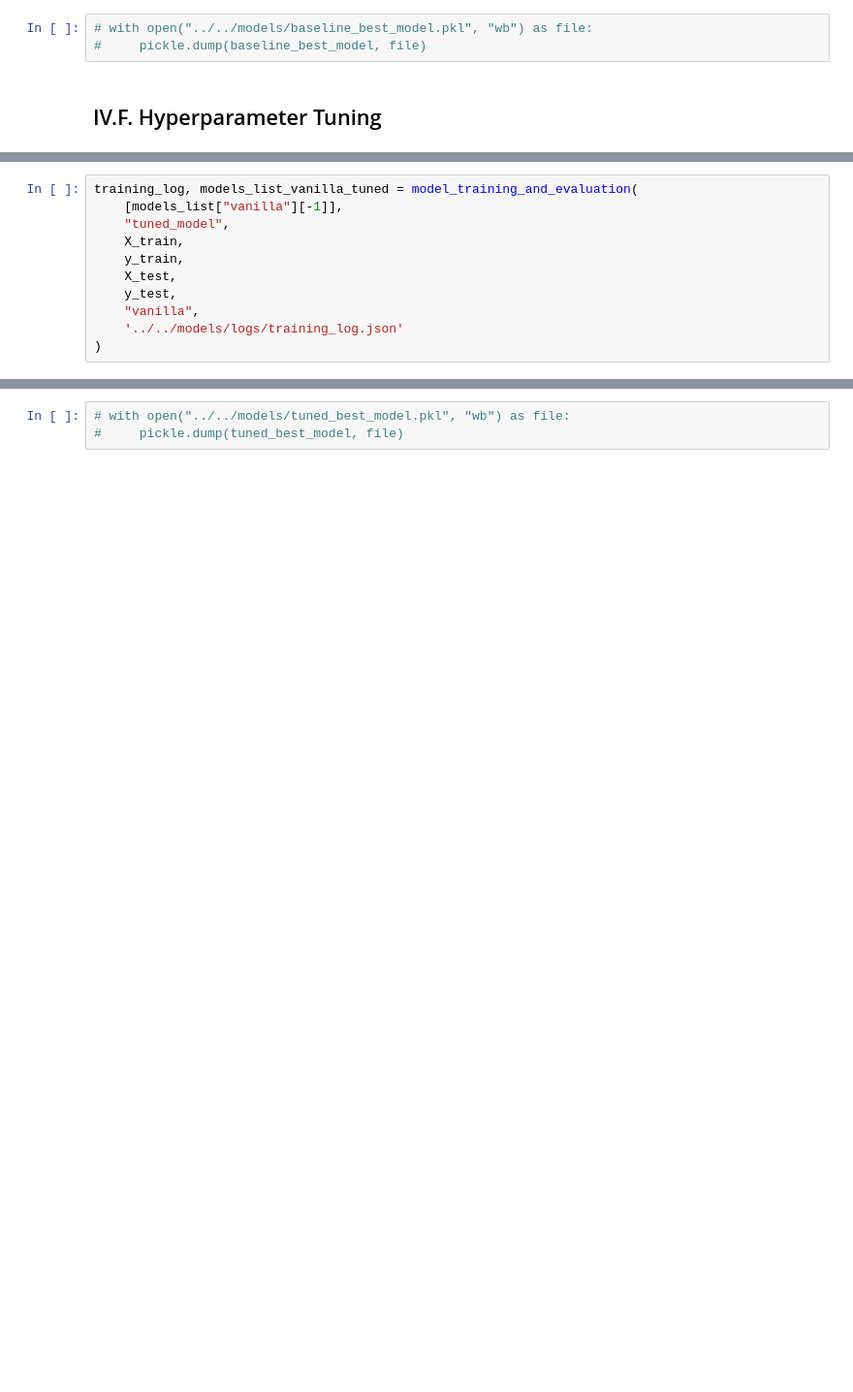
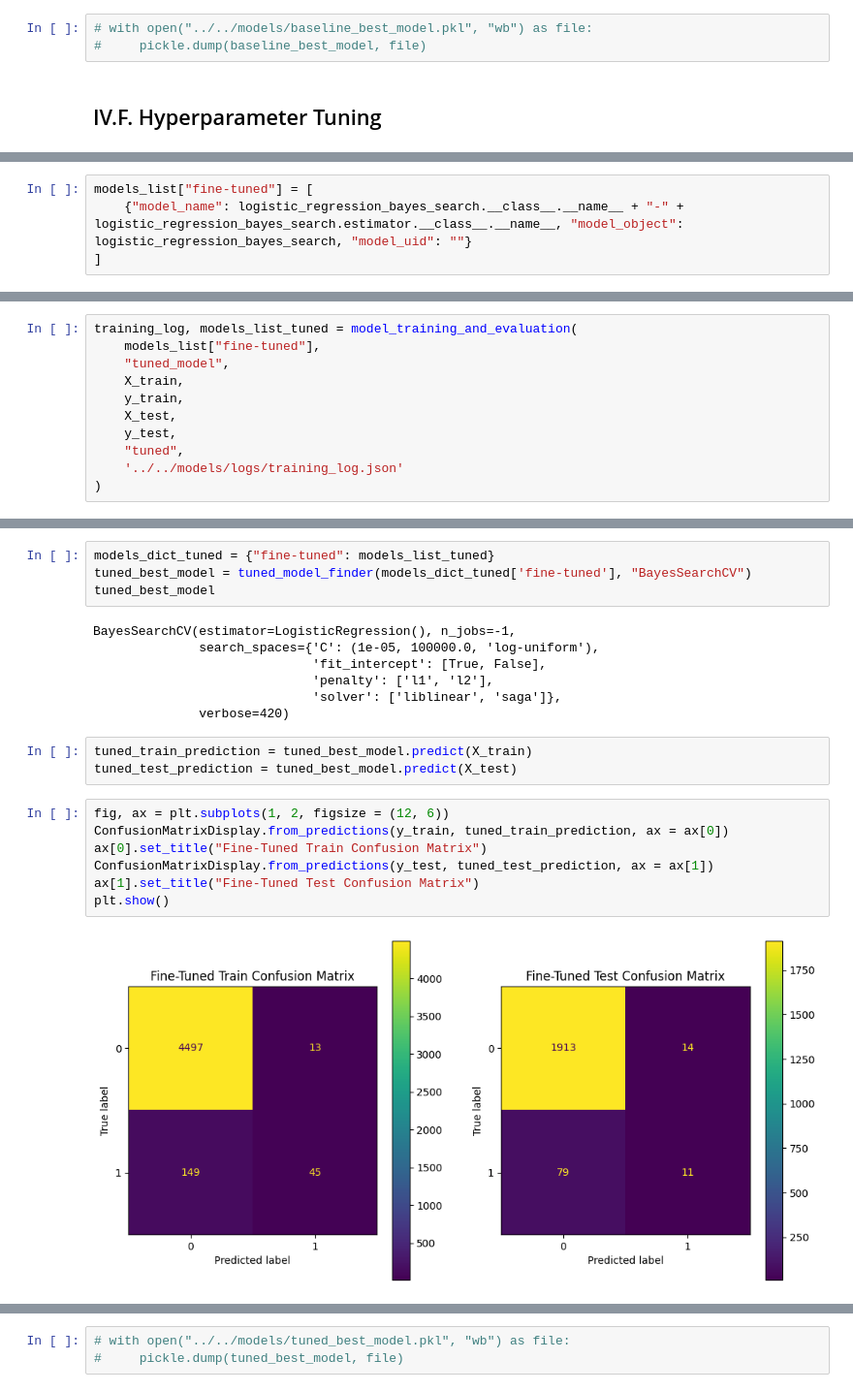
Before and after one commit to hardefarogonondo/IBRD-credit-scorecard-predictive-engine, a Jupyter notebook: notebooks/4_model_training_and_evaluation/model_training_and_evaluation.ipynb, the cells around one changed output, grey strips where cells are left out. Shown at 97% size. Cells and saved outputs as stored; diff of their text form; blank space fills up the shorter version.

```diff
--- a/notebooks/4_model_training_and_evaluation/model_training_and_evaluation.ipynb
+++ b/notebooks/4_model_training_and_evaluation/model_training_and_evaluation.ipynb
@@ -223 +451,5 @@ models_list["vanilla"].append({
+# %%
+models_list["fine-tuned"] = [
+    {"model_name": logistic_regression_bayes_search.__class__.__name__ + "-" + logistic_regression_bayes_search.estimator.__class__.__name__, "model_object": logistic_regression_bayes_search, "model_uid": ""}
+]
 # %% [markdown]
@@ -225,11 +457,11 @@ models_list["vanilla"].append({
 # %%
-training_log, models_list_vanilla_tuned = model_training_and_evaluation(
-    [models_list["vanilla"][-1]],
+training_log, models_list_tuned = model_training_and_evaluation(
+    models_list["fine-tuned"],
     "tuned_model",
     X_train,
     y_train,
     X_test,
     y_test,
-    "vanilla",
+    "tuned",
     '../../models/logs/training_log.json'
 )
@@ -248,0 +528,23 @@ confusion_matrix
+# %%
+models_dict_tuned = {"fine-tuned": models_list_tuned}
+tuned_best_model = tuned_model_finder(models_dict_tuned['fine-tuned'], "BayesSearchCV")
+tuned_best_model
+# %% [output]
+BayesSearchCV(estimator=LogisticRegression(), n_jobs=-1,
+              search_spaces={'C': (1e-05, 100000.0, 'log-uniform'),
+                             'fit_intercept': [True, False],
+                             'penalty': ['l1', 'l2'],
+                             'solver': ['liblinear', 'saga']},
+              verbose=420)
+# %%
+tuned_train_prediction = tuned_best_model.predict(X_train)
+tuned_test_prediction = tuned_best_model.predict(X_test)
+# %%
+fig, ax = plt.subplots(1, 2, figsize = (12, 6))
+ConfusionMatrixDisplay.from_predictions(y_train, tuned_train_prediction, ax = ax[0])
+ax[0].set_title("Fine-Tuned Train Confusion Matrix")
+ConfusionMatrixDisplay.from_predictions(y_test, tuned_test_prediction, ax = ax[1])
+ax[1].set_title("Fine-Tuned Test Confusion Matrix")
+plt.show()
+# %% [output]
+[figure, added]
```
Also changed, not shown: parts of 92 cells of this notebook.
